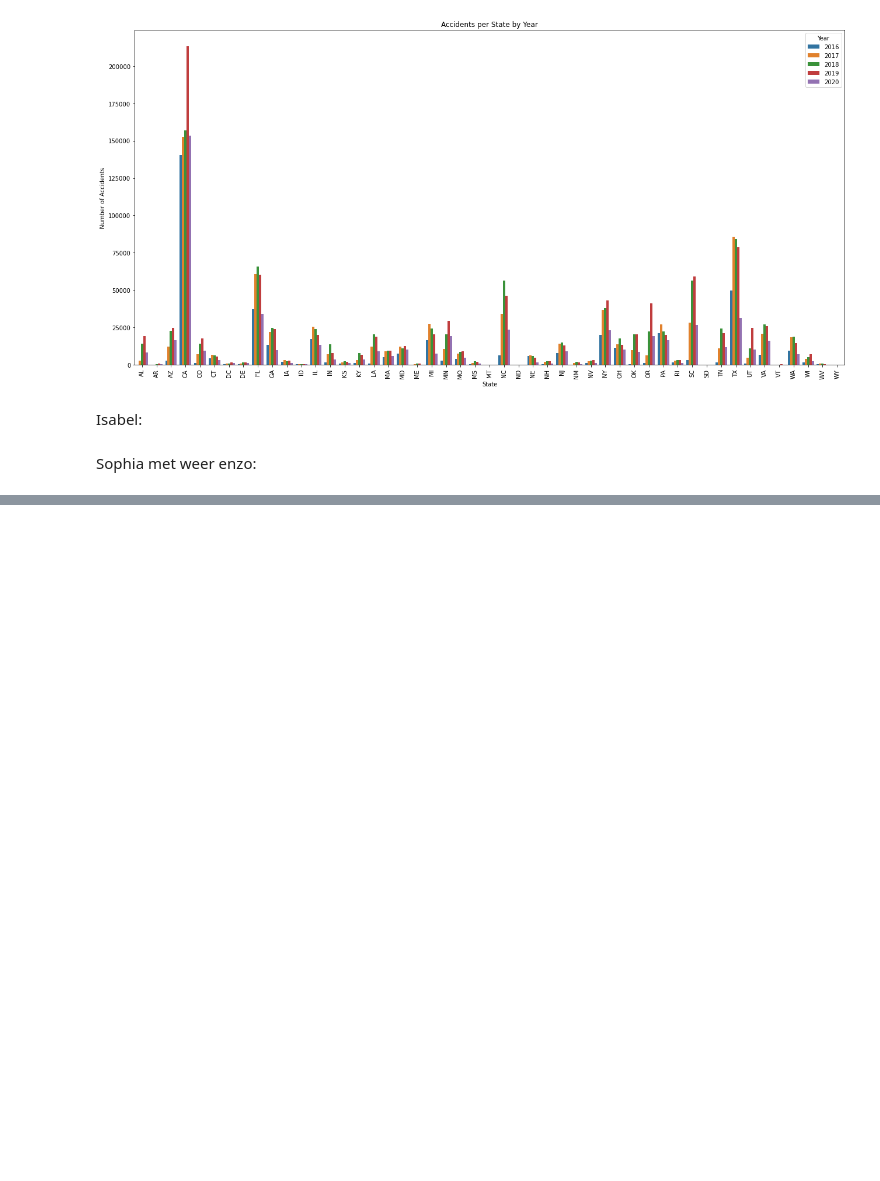
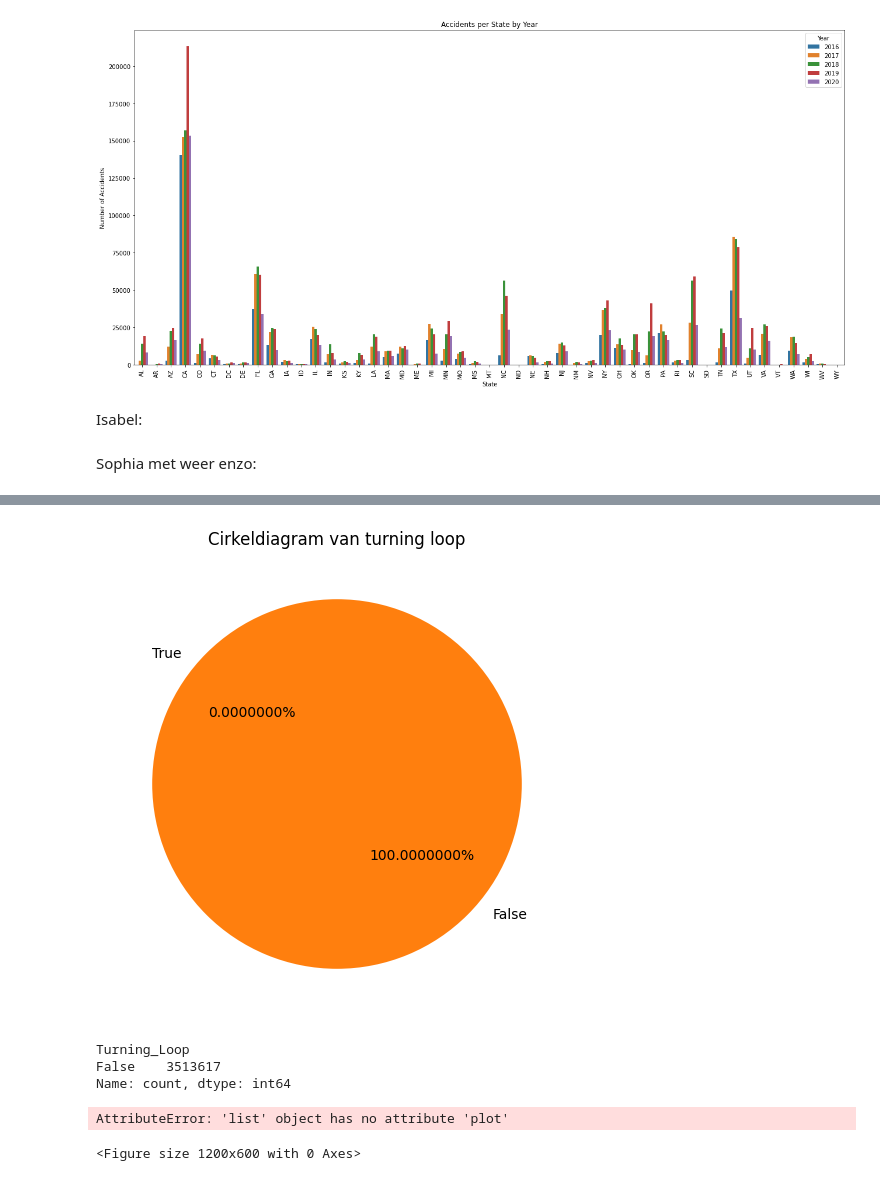
Before and after one commit to IsabelvanDam19/WT_Specialisatie, a Jupyter notebook: Beetje dingen enzo.ipynb, the cells around one changed output, grey strips where cells are left out. Saved outputs shown, nothing was run; the diff lists cells and outputs as text; code cells hidden in the pictures; blank space fills up the shorter version.

```diff
--- a/Beetje dingen enzo.ipynb
+++ b/Beetje dingen enzo.ipynb
@@ -232,0 +311,31 @@ plt.show()
+# %%
+plt.figure(figsize=(6, 6))
+
+turning_loop = [(df['Turning_Loop'] == True).sum(), (df['Turning_Loop'] == False).sum()]
+
+plt.pie(turning_loop, labels= ['True', 'False'], autopct='%1.7f%%', startangle=140)
+plt.title('Cirkeldiagram van turning loop')
+
+
+
+plt.show()
+# %% [output]
+[figure, added]
+# %%
+df["Turning_Loop"].value_counts()
+# %% [output]
+Turning_Loop
+False    3513617
+Name: count, dtype: int64
+# %%
+plt.figure(figsize=(12, 6))
+state_accident_counts.plot(kind='bar', color='skyblue')
+plt.title('Ongelukken per Staat')
+plt.xlabel('Staat')
+plt.ylabel('Aantal ongelukken')
+plt.xticks(rotation=45)
+plt.tight_layout()
+plt.show()
+# %% [output]
+AttributeError: 'list' object has no attribute 'plot'
+<Figure size 1200x600 with 0 Axes>
```
Also changed, not shown: parts of 6 cells of this notebook.
